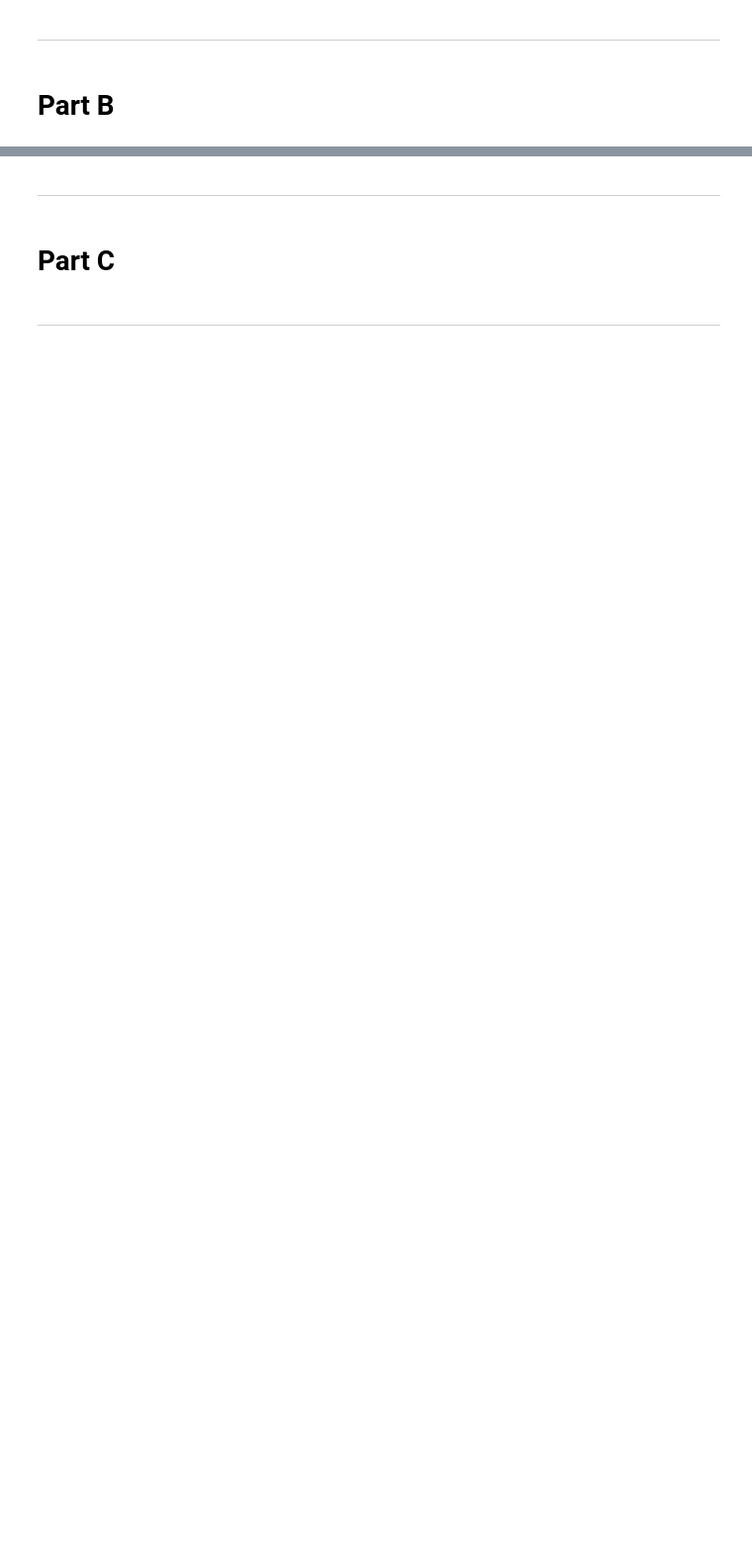
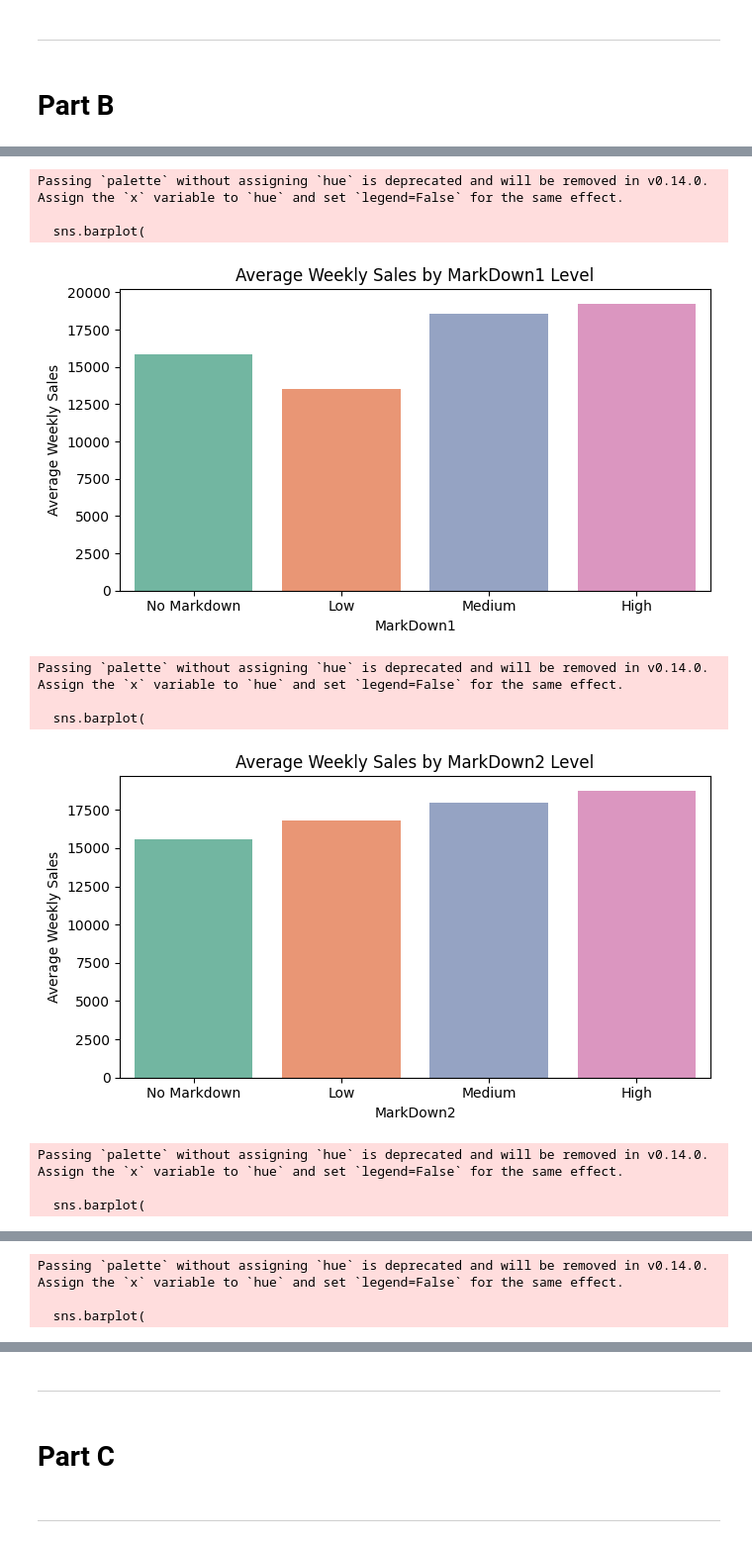
Before and after one commit to ka-kwok/hackathon1-retail-sales-data-analysis, a Jupyter notebook: jupyter_notebooks/data_visualization.ipynb, the cells around one changed output, grey strips where cells are left out. Shown at 99% size. Cells and saved outputs as stored; diff of their text form; code cells hidden in the pictures; blank space fills up the shorter version.

```diff
--- a/jupyter_notebooks/data_visualization.ipynb
+++ b/jupyter_notebooks/data_visualization.ipynb
@@ -165,0 +187,41 @@ plt.show()
+# %%
+# 6. Scatterplots of MarkDown features vs Weekly_Sales
+markdown_cols = [col for col in df.columns if col.lower().startswith('markdown')] # Identify all Markdown columns
+
+# Loop through each Markdown feature
+for col in markdown_cols:
+    # Bin Markdown values into categories (you can adjust bin edges)
+    df[f'{col}_bin'] = pd.cut(
+        df[col],
+        bins=[-np.inf, 0, 5000, 20000, np.inf],
+        labels=['No Markdown', 'Low', 'Medium', 'High']
+    )
+
+    # Aggregate weekly sales by binned Markdown
+    pivot_data = df.groupby(f'{col}_bin')['Weekly_Sales'].mean().reset_index()
+
+    # Plot bar chart of average weekly sales per bin
+    plt.figure(figsize=(7,4))
+    sns.barplot(
+        data=pivot_data,
+        x=f'{col}_bin',
+        y='Weekly_Sales',
+        palette='Set2'
+    )
+    plt.title(f'Average Weekly Sales by {col} Level')
+    plt.xlabel(col)
+    plt.ylabel('Average Weekly Sales')
+    plt.tight_layout()
+    plt.show()
+# %% [output]
+Passing `palette` without assigning `hue` is deprecated and will be removed in v0.14.0. Assign the `x` variable to `hue` and set `legend=False` for the same effect.
+
+  sns.barplot(
+[figure, added]
+Passing `palette` without assigning `hue` is deprecated and will be removed in v0.14.0. Assign the `x` variable to `hue` and set `legend=False` for the same effect.
+
+  sns.barplot(
+[figure, added]
+Passing `palette` without assigning `hue` is deprecated and will be removed in v0.14.0. Assign the `x` variable to `hue` and set `legend=False` for the same effect.
+
+  sns.barplot(
@@ -165,0 +229,3 @@ plt.show()
+Passing `palette` without assigning `hue` is deprecated and will be removed in v0.14.0. Assign the `x` variable to `hue` and set `legend=False` for the same effect.
+
+  sns.barplot(
```
Also changed, not shown: parts of 19 cells of this notebook.
